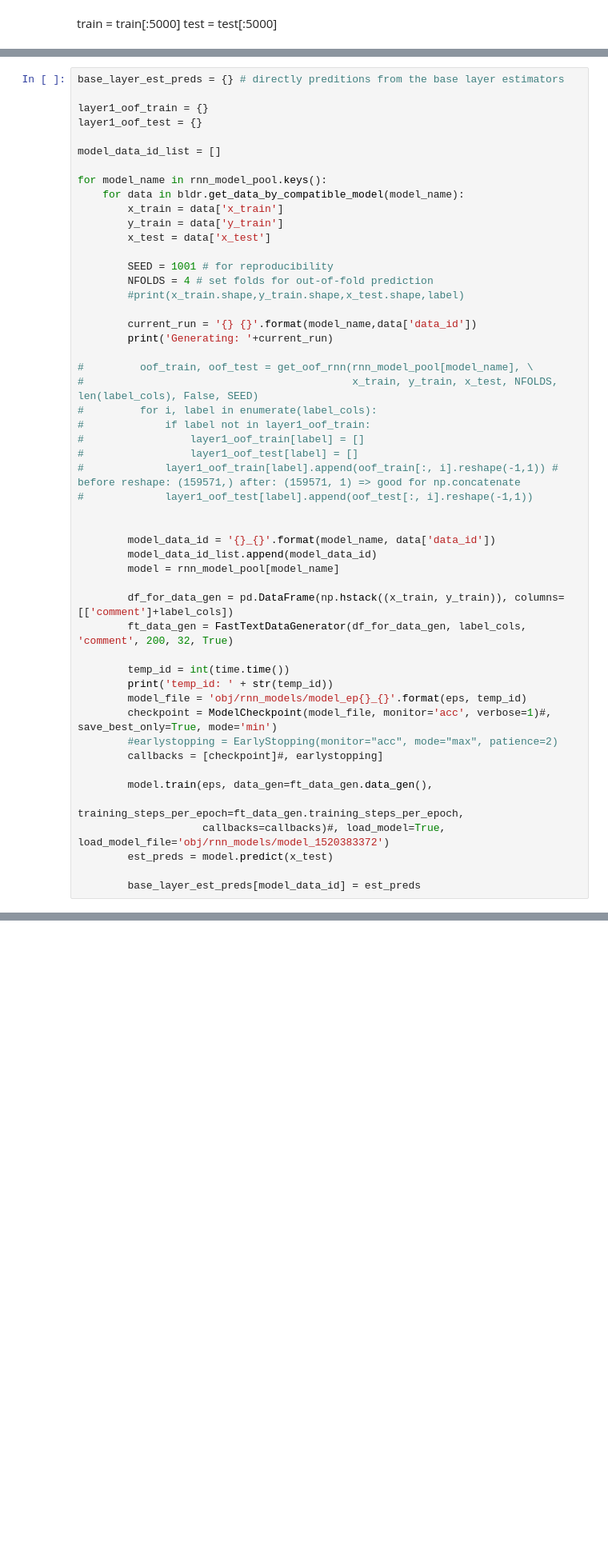
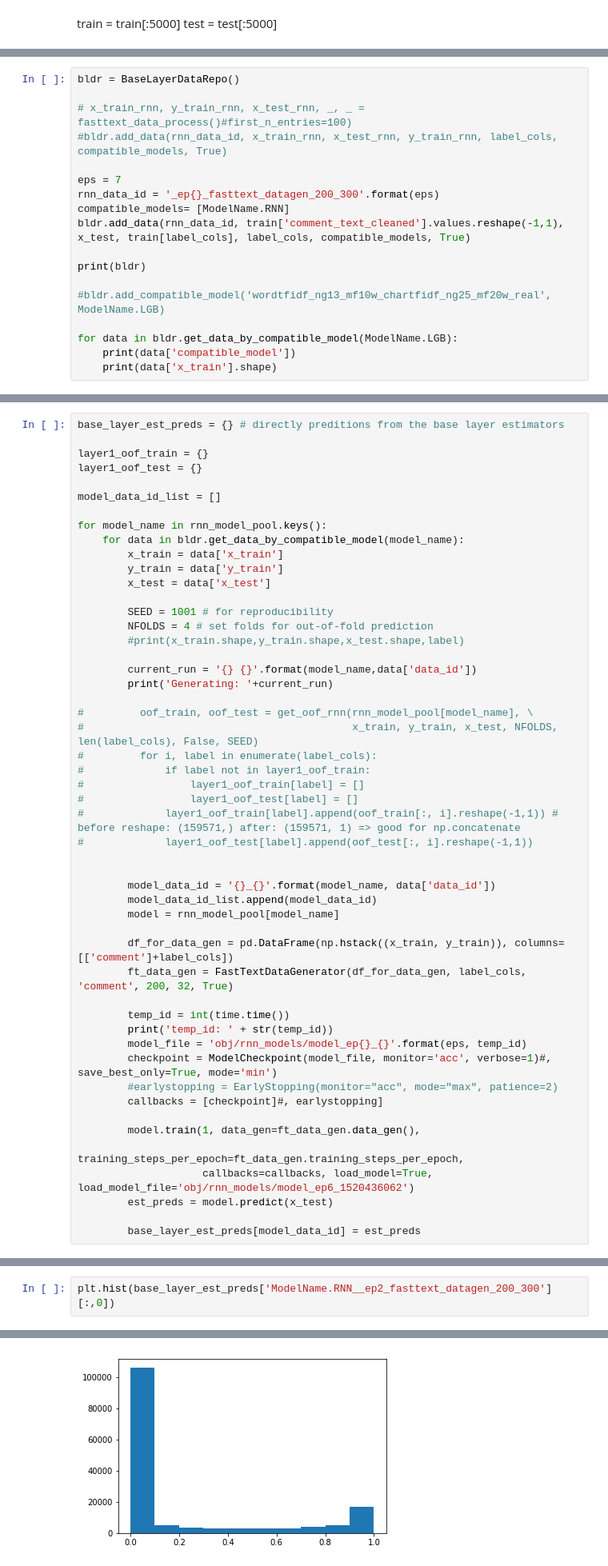
Before and after one commit to wluo-personal/Kaggle, a Jupyter notebook: toxic/sc/stacking/stack2.ipynb, the cells around one changed output, grey strips where cells are left out. Shown at 80% size. Drawn from its saved outputs; the diff is of its cells as text; blank space fills up the shorter version.

```diff
--- a/toxic/sc/stacking/stack2.ipynb
+++ b/toxic/sc/stacking/stack2.ipynb
@@ -615,2 +490,20 @@ rnn_model_pool[ModelName.RNN] = rnn_ble
 # %% [markdown]
 # RNN
+# %%
+bldr = BaseLayerDataRepo()
+
+# x_train_rnn, y_train_rnn, x_test_rnn, _, _ = fasttext_data_process()#first_n_entries=100)
+#bldr.add_data(rnn_data_id, x_train_rnn, x_test_rnn, y_train_rnn, label_cols, compatible_models, True)
+
+eps = 7
+rnn_data_id = '_ep{}_fasttext_datagen_200_300'.format(eps)
+compatible_models= [ModelName.RNN]
+bldr.add_data(rnn_data_id, train['comment_text_cleaned'].values.reshape(-1,1), x_test, train[label_cols], label_cols, compatible_models, True)
+
+print(bldr)
+
+#bldr.add_compatible_model('wordtfidf_ng13_mf10w_chartfidf_ng25_mf20w_real', ModelName.LGB)
+
+for data in bldr.get_data_by_compatible_model(ModelName.LGB):
+    print(data['compatible_model'])
+    print(data['x_train'].shape)
@@ -659,9 +564,9 @@ for model_name in rnn_model_pool.keys():
         #earlystopping = EarlyStopping(monitor="acc", mode="max", patience=2)
         callbacks = [checkpoint]#, earlystopping]
 
-        model.train(eps, data_gen=ft_data_gen.data_gen(),
+        model.train(1, data_gen=ft_data_gen.data_gen(),
                     training_steps_per_epoch=ft_data_gen.training_steps_per_epoch,
-                    callbacks=callbacks)#, load_model=True, load_model_file='obj/rnn_models/model_1520383372')
+                    callbacks=callbacks, load_model=True, load_model_file='obj/rnn_models/model_ep6_1520436062')
         est_preds = model.predict(x_test)
 
         base_layer_est_preds[model_data_id] = est_preds
@@ -676,0 +589,3 @@ generate_base_layer_est_preds(base_layer_est_preds)
+# %%
+plt.hist(base_layer_est_preds['ModelName.RNN__ep2_fasttext_datagen_200_300'][:,0])
+# %% [output]
@@ -676,0 +598 @@ generate_base_layer_est_preds(base_layer_est_preds)
+[figure, added]
```
Also changed, not shown: parts of 29 cells of this notebook, 10 other files.
